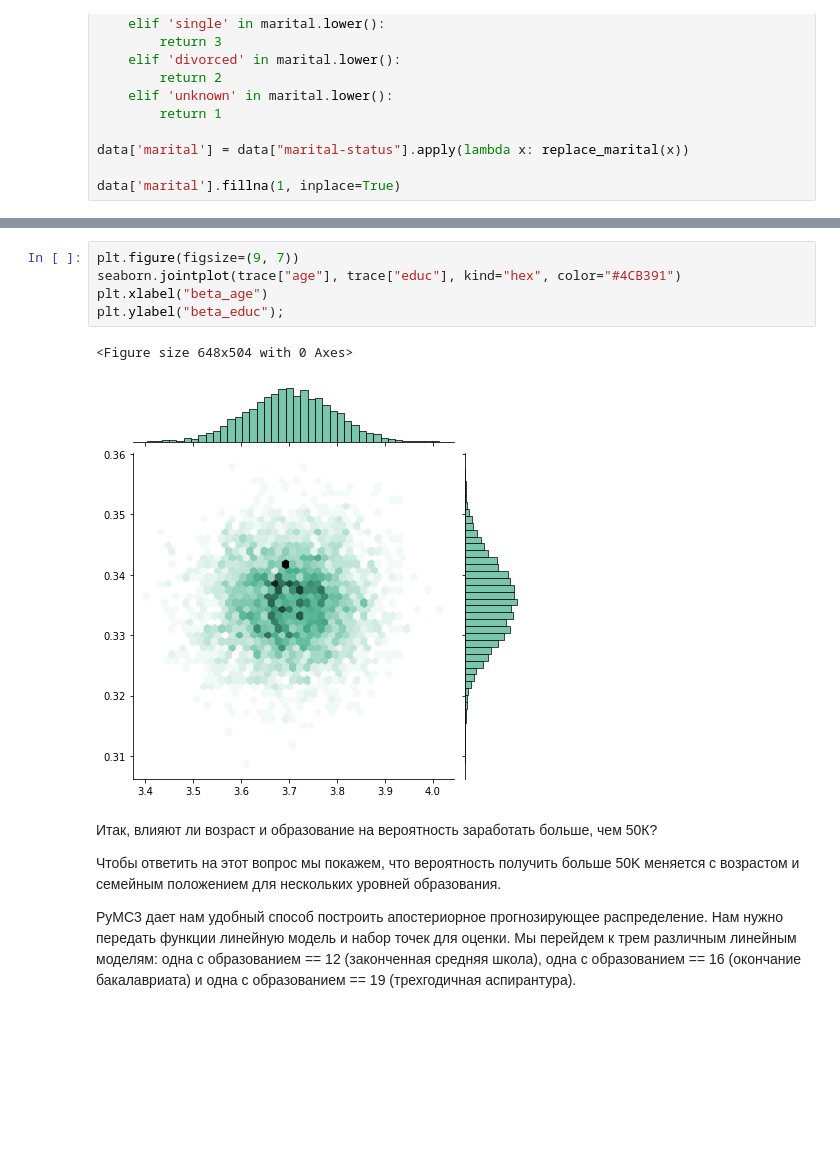
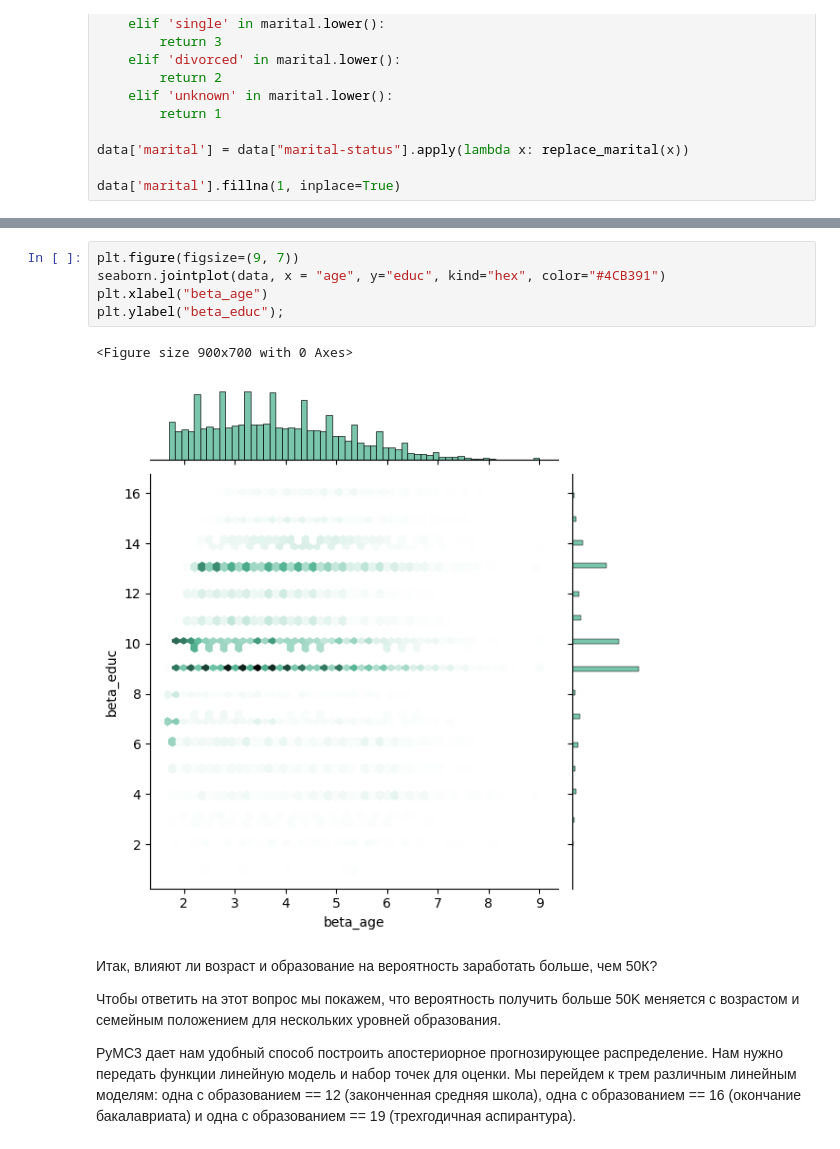
Before and after one commit to G4dgetHackwrench/Homework, a Jupyter notebook: Learning/Year2/Дополнительные главы Data Science/Байесовские методы/project-mod-20.ipynb, the cells around one changed output, grey strips where cells are left out. Drawn from its saved outputs; the diff is of its cells as text; blank space fills up the shorter version.

```diff
--- a/Learning/Year2/Дополнительные главы Data Science/Байесовские методы/project-mod-20.ipynb
+++ b/Learning/Year2/Дополнительные главы Data Science/Байесовские методы/project-mod-20.ipynb
@@ -107,11 +118,11 @@ Got error No model on context stack. trying to find log_likelihood in translatio
 # %%
 plt.figure(figsize=(9, 7))
-seaborn.jointplot(trace["age"], trace["educ"], kind="hex", color="#4CB391")
+seaborn.jointplot(data, x = "age", y="educ", kind="hex", color="#4CB391")
 plt.xlabel("beta_age")
 plt.ylabel("beta_educ");
 # %% [output]
-<Figure size 648x504 with 0 Axes>
+<Figure size 900x700 with 0 Axes>
-[figure, old version]
+[figure, new version]
 # %% [markdown]
 Итак, влияют ли возраст и образование на вероятность заработать больше, чем 50К?
 
```
Also changed, not shown: parts of 7 cells of this notebook, 14 other files.
